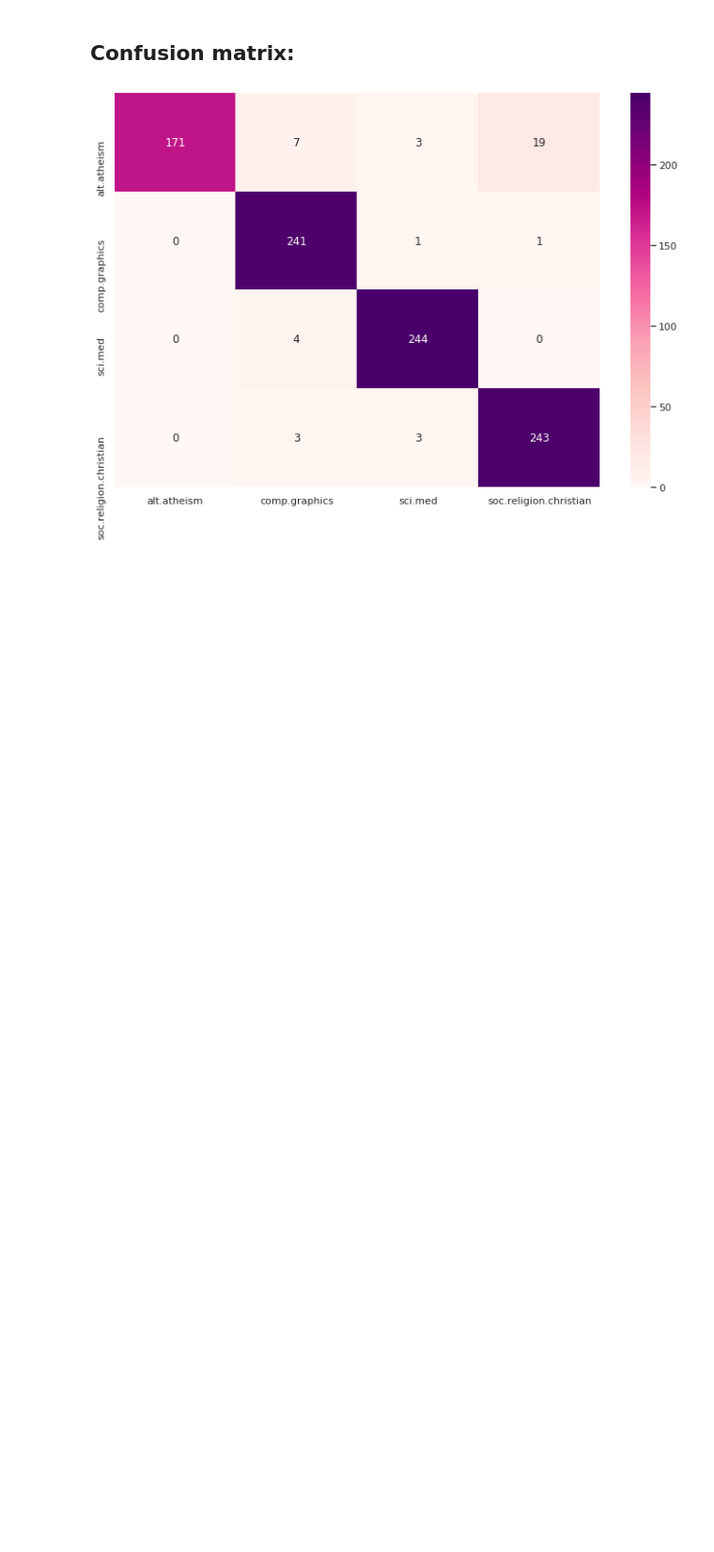
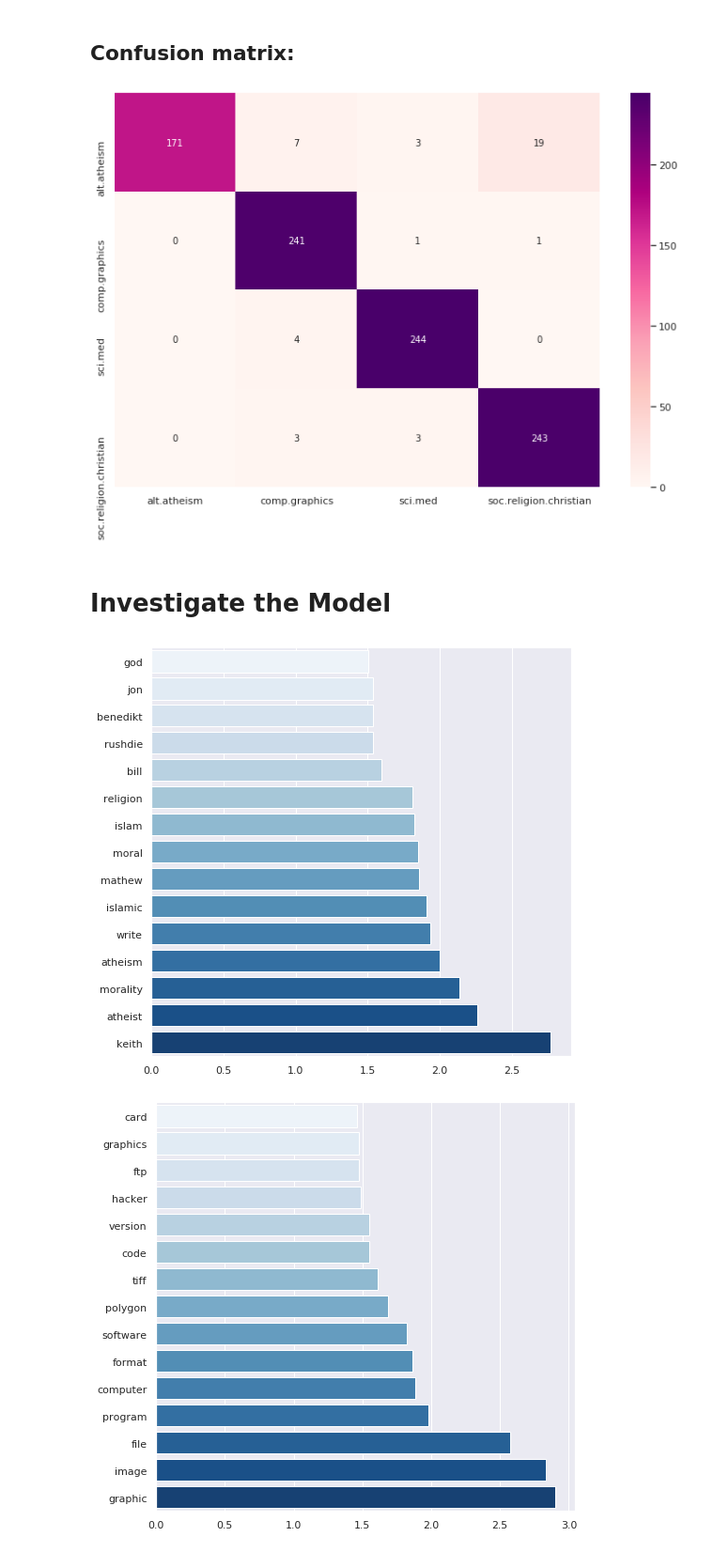
Before and after one commit to Reslan-Tinawi/20-newsgroups-Text-Classification, a Jupyter notebook: Text Classification.ipynb, the cells around one changed output. Shown at 94% size. Cells and saved outputs as stored; diff of their text form; code cells hidden in the pictures; blank space fills up the shorter version.

Commit message:
Add plotting the top features of each class label

```diff
--- a/Text Classification.ipynb
+++ b/Text Classification.ipynb
@@ -287,3 +290,20 @@ sns.heatmap(data=conf_matrix_df, annot=True, cmap='RdPu', fmt='d')
 plt.show()
 # %% [output]
 [figure]
+# %% [markdown]
+# Investigate the Model
+# %%
+logistic_regression = pipeline.named_steps['clf']
+# %%
+feature_names = pipeline.named_steps['vect'].get_feature_names()
+# %%
+for i, class_label in enumerate(logistic_regression.classes_):
+    top10_class_coefs_indices = np.argsort(logistic_regression.coef_[i])[-15:]
+    top10_class_coefs = [logistic_regression.coef_[i][feature_idx] for feature_idx in top10_class_coefs_indices]
+    top10_class_features = [feature_names[feature_idx] for feature_idx in top10_class_coefs_indices]
+    fig = plt.figure(figsize=(8, 8))
+    sns.barplot(x=top10_class_coefs, y=top10_class_features, orient='h', palette='Blues')
+    plt.show()
+# %% [output]
+[figure, added]
+[figure, added]
```
Also changed, not shown: parts of 5 cells of this notebook.
